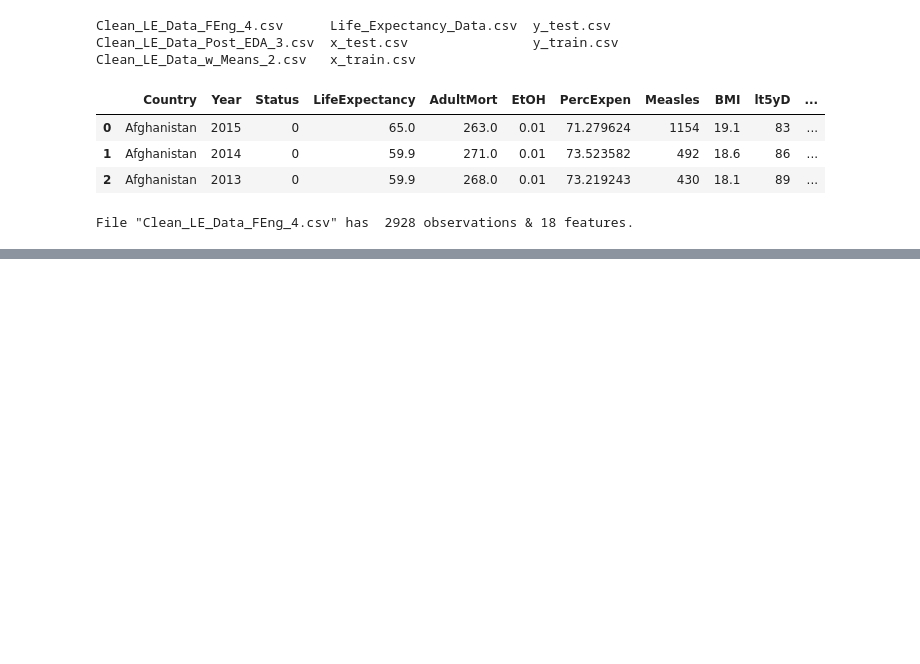
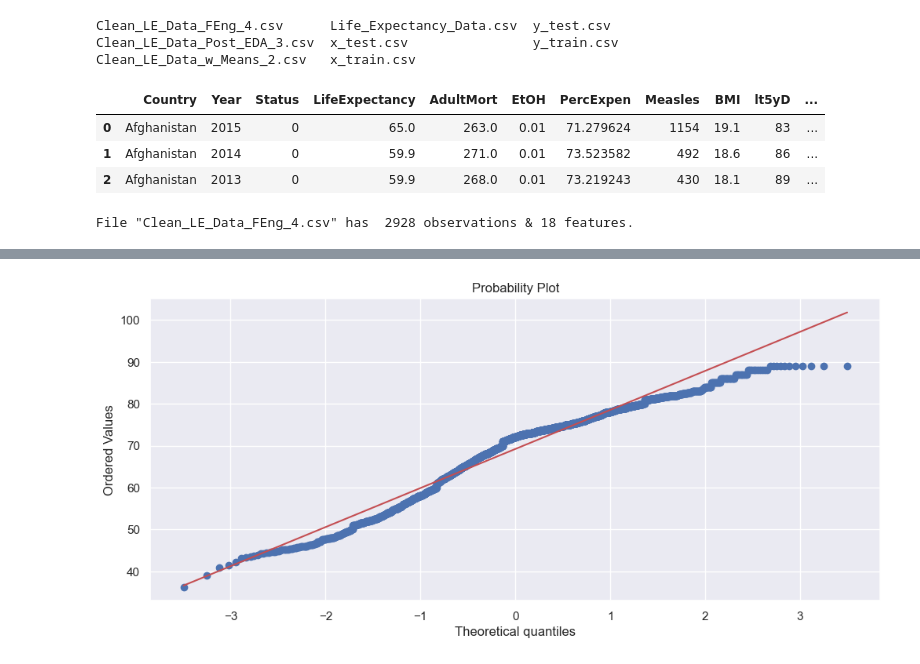
Before and after one commit to mcc-us/Life_Expectancy_Analysis_Modeling, a Jupyter notebook: notebooks/4_Life_Expectancy_Exploratory_Data_Analysis_PART2.ipynb, the cells around one changed output, grey strips where cells are left out. Cells and saved outputs as stored; diff of their text form; code cells hidden in the pictures; blank space fills up the shorter version.

```diff
--- a/notebooks/4_Life_Expectancy_Exploratory_Data_Analysis_PART2.ipynb
+++ b/notebooks/4_Life_Expectancy_Exploratory_Data_Analysis_PART2.ipynb
@@ -52,0 +90,7 @@ File "Clean_LE_Data_FEng_4.csv" has  2928 observations & 18 features.
+# %%
+#Get QQ-plot of LifeExpectancy
+fig = plt.figure()
+res = stats.probplot(df['LifeExpectancy'], plot=plt)
+plt.show()
+# %% [output]
+[figure, added]
```
Also changed, not shown: parts of 4 cells of this notebook, 6 other files.
